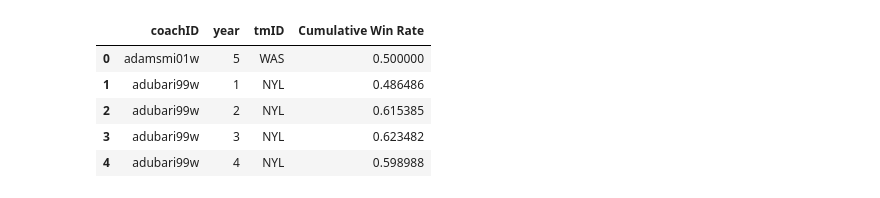
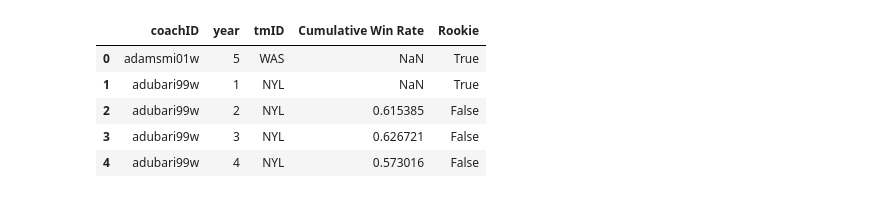
Before and after one commit to sirkotal/feup-ac, a Jupyter notebook: coachesNotebook.ipynb, the cells around one changed output. Drawn from its saved outputs; the diff is of its cells as text; code cells hidden in the pictures.

```diff
--- a/coachesNotebook.ipynb
+++ b/coachesNotebook.ipynb
@@ -9,38 +9,48 @@ from sklearn.preprocessing import LabelEncoder
 from sklearn.model_selection import train_test_split
 from sklearn.metrics import ConfusionMatrixDisplay, accuracy_score, classification_report, confusion_matrix
 from sklearn.tree import DecisionTreeClassifier
 
 df_coaches = pd.read_csv('dataset/processed/coaches_processed.csv')
 
 stats_df_coaches = df_coaches.drop("stint", axis=1)
 
 stats_df_coaches["Win Rate"] = np.where(
     (stats_df_coaches['post_wins'] == 0) & (stats_df_coaches['post_losses'] == 0),
     stats_df_coaches['won'] / (stats_df_coaches['won'] + stats_df_coaches['lost']),
     ((stats_df_coaches['won'] + stats_df_coaches['post_wins']) / (stats_df_coaches['won'] + stats_df_coaches['lost'] + stats_df_coaches['post_wins'] + stats_df_coaches['post_losses']))
 )
 
 #Estreante ou não
-stats_df_coaches['Cumulative Win Rate'] = stats_df_coaches.groupby('coachID')['Win Rate'].expanding().mean().reset_index(level=0, drop=True).shift(1).fillna(0)
+stats_df_coaches['Cumulative Win Rate'] = 0.0
+def calculate_cumulative_win_rate(group):
+    group.loc[group.index[0], 'Cumulative Win Rate'] = group.loc[group.index[0], 'Win Rate']  # Set the first row's Cumulative Win Rate
+    for i in range(1, len(group)):
+        group.loc[group.index[i], 'Cumulative Win Rate'] = (
+            group.loc[group.index[i], 'Win Rate'] * 0.7 + group.loc[group.index[i-1], 'Cumulative Win Rate'] * 0.3
+        )
+    group['Cumulative Win Rate'] = group['Cumulative Win Rate'].shift(1)
+    return group
 
+# Apply the function to each group of coachID
+stats_df_coaches = stats_df_coaches.groupby('coachID').apply(calculate_cumulative_win_rate).reset_index(drop=True)
+stats_df_coaches['Rookie'] = stats_df_coaches['Cumulative Win Rate'].isna()
 stats_df_coaches.drop(columns=['won', 'lost', 'post_wins', 'post_losses', 'Win Rate'], inplace=True)
 
 df_teams = pd.read_csv('dataset/processed/teams_test.csv')
 
 df_teams = pd.merge(df_teams, stats_df_coaches, on=['tmID', 'year'], how='left')
 
 df_teams.to_csv('dataset/processed/teams_test.csv', index=False)
-
 stats_df_coaches.head()
 #stats_df_players.dropna(axis=0, how='any', inplace=True)
 #stats_df_players.isna().sum()
 
 #gajos com 0 minutos
 #df_players.loc[df_players['minutes'] <= 0, ['minutes', 'PostMinutes']]
 # %% [output]
-|  | coachID | year | tmID | Cumulative Win Rate |
-| 0 | adamsmi01w | 5 | WAS | 0.500000 |
-| 1 | adubari99w | 1 | NYL | 0.486486 |
-| 2 | adubari99w | 2 | NYL | 0.615385 |
-| 3 | adubari99w | 3 | NYL | 0.623482 |
-| 4 | adubari99w | 4 | NYL | 0.598988 |
+|  | coachID | year | tmID | Cumulative Win Rate | Rookie |
+| 0 | adamsmi01w | 5 | WAS | NaN | True |
+| 1 | adubari99w | 1 | NYL | NaN | True |
+| 2 | adubari99w | 2 | NYL | 0.615385 | False |
+| 3 | adubari99w | 3 | NYL | 0.626721 | False |
+| 4 | adubari99w | 4 | NYL | 0.573016 | False |
```
Also changed, not shown: 3 other files.
